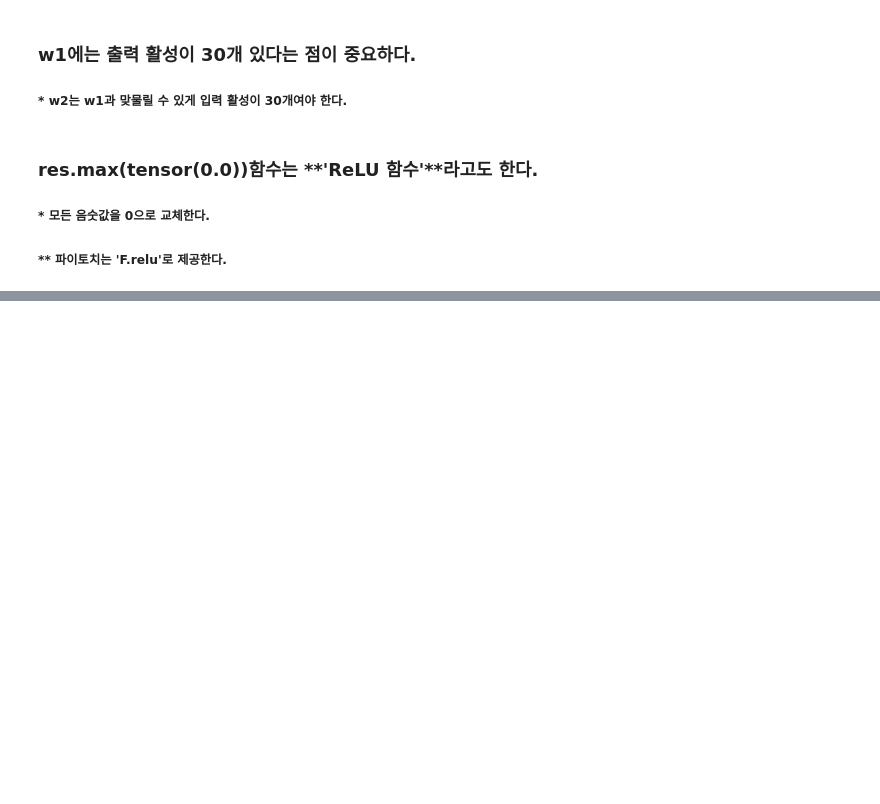
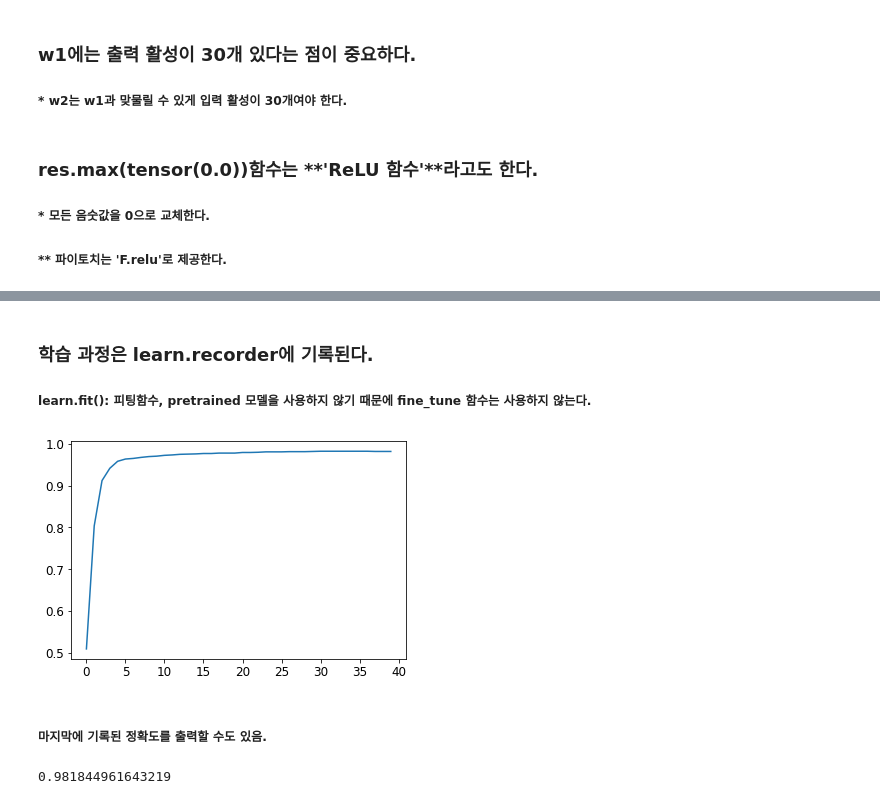
Before and after one commit to hs0224/a-professor-student-research-club, a Jupyter notebook: private/Mr_Mink/Chap04_461.ipynb, the cells around one changed output, grey strips where cells are left out. Cells and saved outputs as stored; diff of their text form; code cells hidden in the pictures; blank space fills up the shorter version.

```diff
--- a/private/Mr_Mink/Chap04_461.ipynb
+++ b/private/Mr_Mink/Chap04_461.ipynb
@@ -218,0 +234,6 @@ b2= init_params(1)
+# %%
+simple_net= nn.Sequential(
+    nn.Linear(28*28, 30),
+    nn.ReLU(),
+    nn.Linear(30, 1)
+)
@@ -218,0 +247,4 @@ b2= init_params(1)
+# %%
+learn= Learner(dls, simple_net, opt_func=SGD,
+               loss_func= mnist_loss, metrics= batch_accuracy)
+learn.fit(40, 0.1)
@@ -218,0 +269,13 @@ b2= init_params(1)
+# %% [markdown]
+### 학습 과정은 learn.recorder에 기록된다.
+##### learn.fit(): 피팅함수, pretrained 모델을 사용하지 않기 때문에 fine_tune 함수는 사용하지 않는다.
+# %%
+plt.plot(L(learn.recorder.values).itemgot(2));
+# %% [output]
+[figure, added]
+# %% [markdown]
+##### 마지막에 기록된 정확도를 출력할 수도 있음.
+# %%
+learn.recorder.values[-1][2]
+# %% [output]
+0.981844961643219
```
Also changed, not shown: parts of 14 cells of this notebook.
